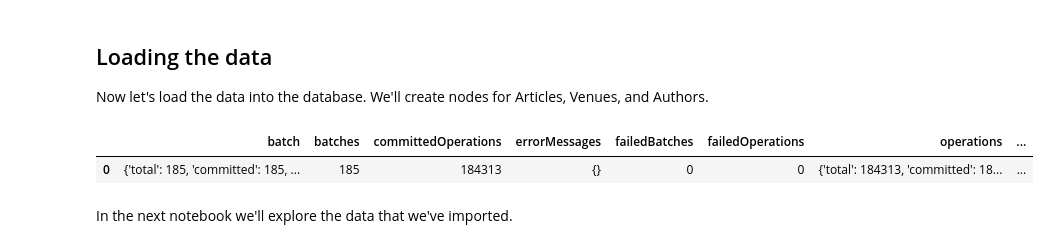
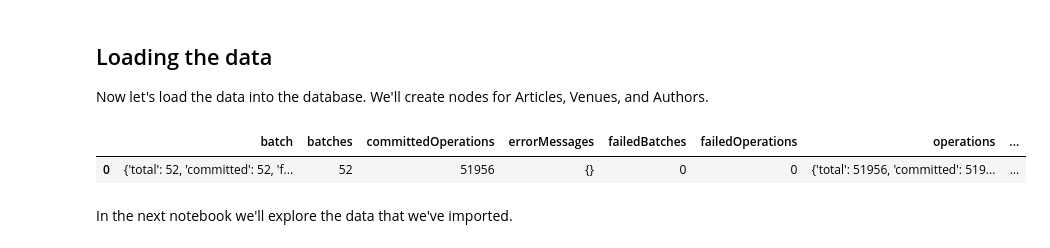
Before and after one commit to mneedham/data-science-training, a Jupyter notebook: 01_DataLoading.ipynb, the cells around one changed output. Drawn from its saved outputs; the diff is of its cells as text; code cells hidden in the pictures.

```diff
--- a/01_DataLoading.ipynb
+++ b/01_DataLoading.ipynb
@@ -95,27 +95,26 @@ Now let's load the data into the database. We'll create nodes for Articles, Venu
 # %%
 query = """
 CALL apoc.periodic.iterate(
-  'UNWIND ["dblp-ref-0.json", "dblp-ref-1.json", "dblp-ref-2.json", "dblp-ref-3.json",
-           "refaa.json", "refab.json", "refac.json", "refad.json", "refae.json", "refaf.json"] AS file
+  'UNWIND ["dblp-ref-0.json", "dblp-ref-1.json", "dblp-ref-2.json", "dblp-ref-3.json"] AS file
    CALL apoc.load.json("https://github.com/mneedham/link-prediction/raw/master/data/" + file)
    YIELD value WITH value
    return value',
   'MERGE (a:Article {index:value.id})
    SET a += apoc.map.clean(value,["id","authors","references", "venue"],[0])
    WITH a, value.authors as authors, value.references AS citations, value.venue AS venue
    MERGE (v:Venue {name: venue})
    MERGE (a)-[:VENUE]->(v)
    FOREACH(author in authors |
      MERGE (b:Author{name:author})
      MERGE (a)-[:AUTHOR]->(b))
    FOREACH(citation in citations |
      MERGE (cited:Article {index:citation})
      MERGE (a)-[:CITED]->(cited))',
    {batchSize: 1000, iterateList: true});
 """
 graph.run(query).to_data_frame()
 # %% [output]
 |  | batch | batches | committedOperations | errorMessages | failedBatches | failedOperations | operations | ... |
-| 0 | {'total': 185, 'committed': 185, ... | 185 | 184313 | {} | 0 | 0 | {'total': 184313, 'committed': 18... | ... |
+| 0 | {'total': 52, 'committed': 52, 'f... | 52 | 51956 | {} | 0 | 0 | {'total': 51956, 'committed': 519... | ... |
 # %% [markdown]
 In the next notebook we'll explore the data that we've imported.
```
Also changed, not shown: parts of 1 cell of this notebook, 2 other files.
